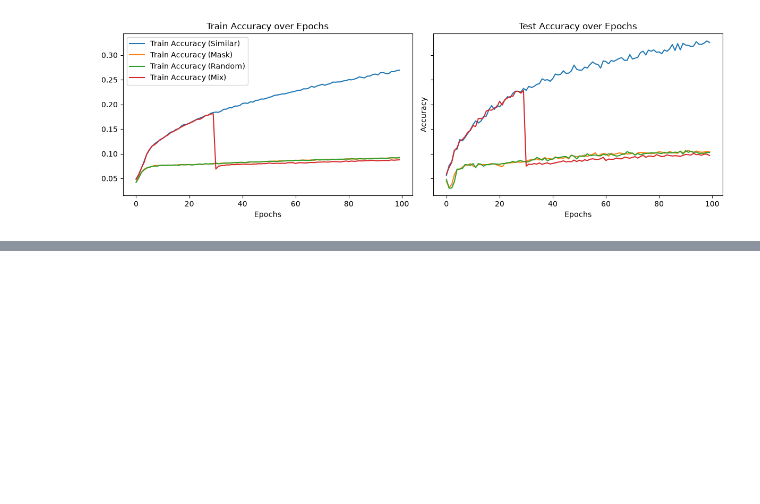
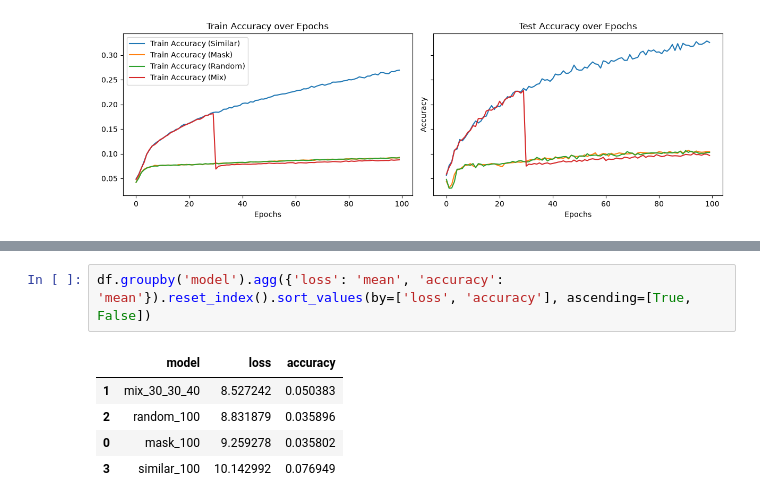
Before and after one commit to AndreRab/Multi-Phase-Corruption-Curriculum-for-Diffusion-Language-Models-training, a Jupyter notebook: results/results.ipynb, the cells around one changed output, grey strips where cells are left out. Cells and saved outputs as stored; diff of their text form; blank space fills up the shorter version.

```diff
--- a/results/results.ipynb
+++ b/results/results.ipynb
@@ -94,0 +133,8 @@ plt.show()
+# %%
+df.groupby('model').agg({'loss': 'mean', 'accuracy': 'mean'}).reset_index().sort_values(by=['loss', 'accuracy'], ascending=[True, False])
+# %% [output]
+|  | model | loss | accuracy |
+| 1 | mix_30_30_40 | 8.527242 | 0.050383 |
+| 2 | random_100 | 8.831879 | 0.035896 |
+| 0 | mask_100 | 9.259278 | 0.035802 |
+| 3 | similar_100 | 10.142992 | 0.076949 |
```
Also changed, not shown: parts of 3 cells of this notebook, 5 other files.
